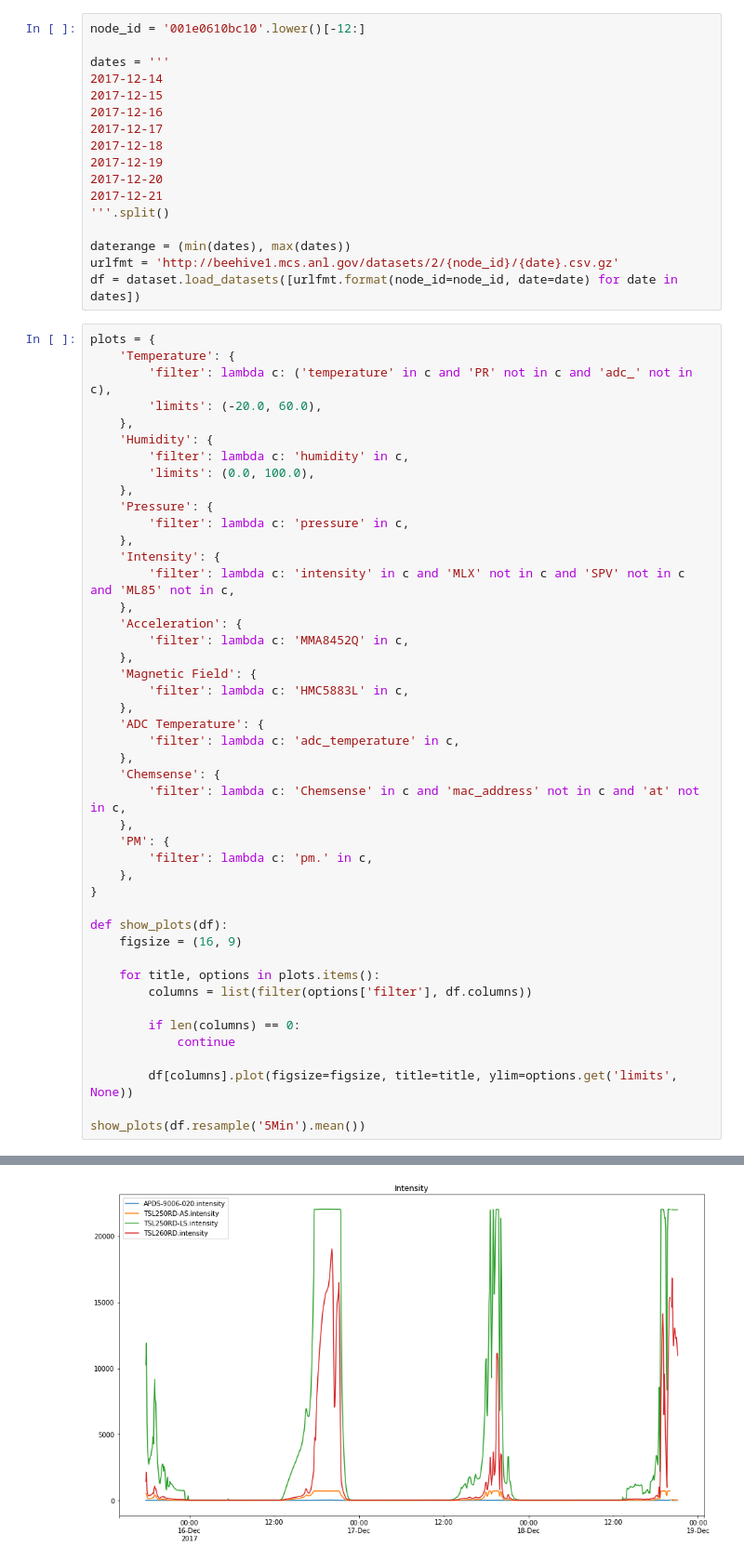
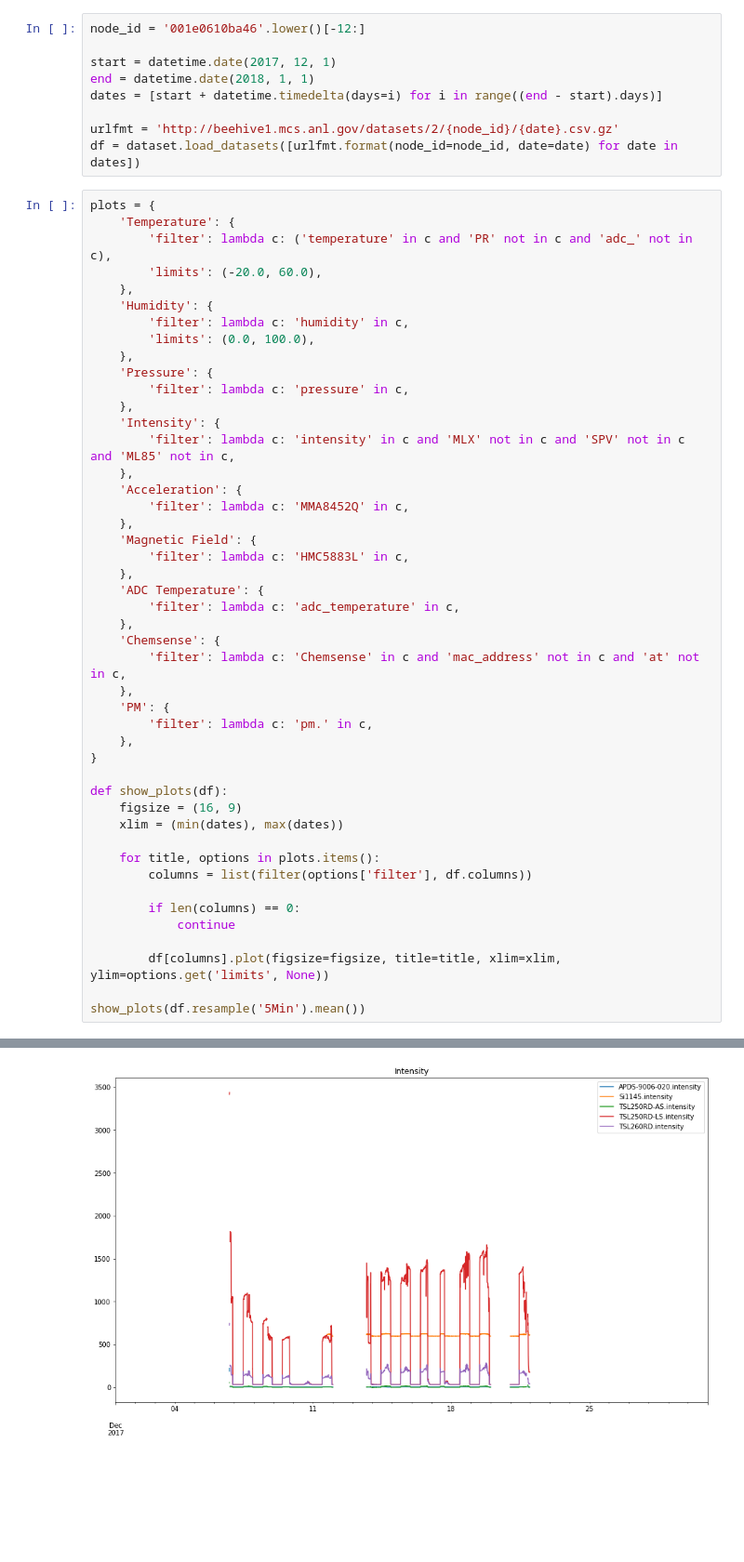
Before and after one commit to seanshahkarami/waggle-notebooks, a Jupyter notebook: Combined Plotting.ipynb, the cells around one changed output, grey strips where cells are left out. Shown at 93% size. Drawn from its saved outputs; the diff is of its cells as text; blank space fills up the shorter version.

Commit message:
added better date range + xlim

```diff
--- a/Combined Plotting.ipynb
+++ b/Combined Plotting.ipynb
@@ -5,18 +7,10 @@ import dataset
 # %%
-node_id = '001e0610bc10'.lower()[-12:]
+node_id = '001e0610ba46'.lower()[-12:]
 
-dates = '''
-2017-12-14
-2017-12-15
-2017-12-16
-2017-12-17
-2017-12-18
-2017-12-19
-2017-12-20
-2017-12-21
-'''.split()
+start = datetime.date(2017, 12, 1)
+end = datetime.date(2018, 1, 1)
+dates = [start + datetime.timedelta(days=i) for i in range((end - start).days)]
 
-daterange = (min(dates), max(dates))
 urlfmt = 'http://beehive1.mcs.anl.gov/datasets/2/{node_id}/{date}.csv.gz'
 df = dataset.load_datasets([urlfmt.format(node_id=node_id, date=date) for date in dates])
 # %%
@@ -54,6 +48,7 @@ plots = {
 
 def show_plots(df):
     figsize = (16, 9)
+    xlim = (min(dates), max(dates))
 
     for title, options in plots.items():
         columns = list(filter(options['filter'], df.columns))
@@ -61,7 +56,7 @@ def show_plots(df):
         if len(columns) == 0:
             continue
 
-        df[columns].plot(figsize=figsize, title=title, ylim=options.get('limits', None))
+        df[columns].plot(figsize=figsize, title=title, xlim=xlim, ylim=options.get('limits', None))
 
 show_plots(df.resample('5Min').mean())
 # %% [output]
@@ -71 +66 @@ show_plots(df.resample('5Min').mean())
-[figure, old version]
+[figure, new version]
```
Also changed, not shown: parts of 2 cells of this notebook.
